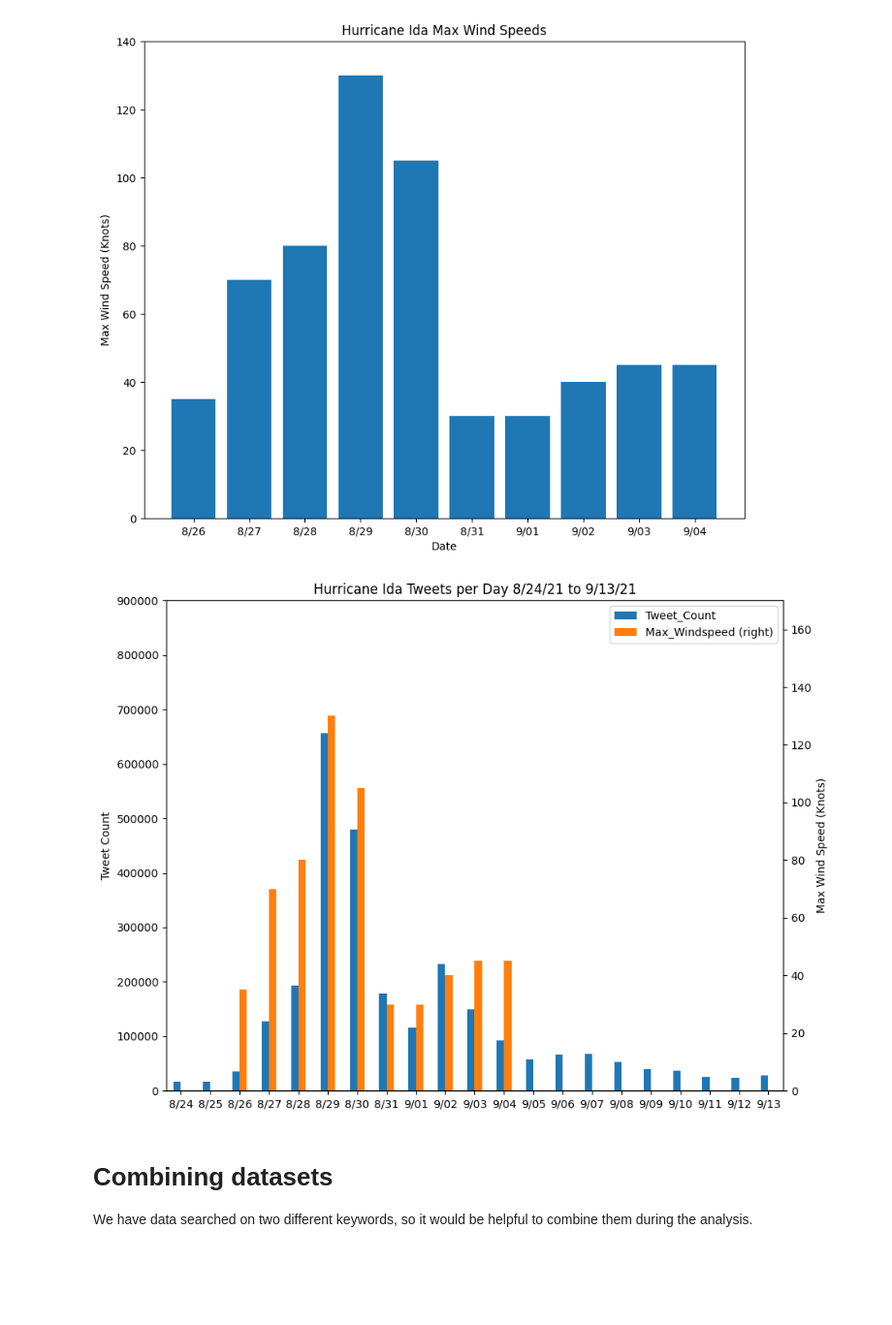
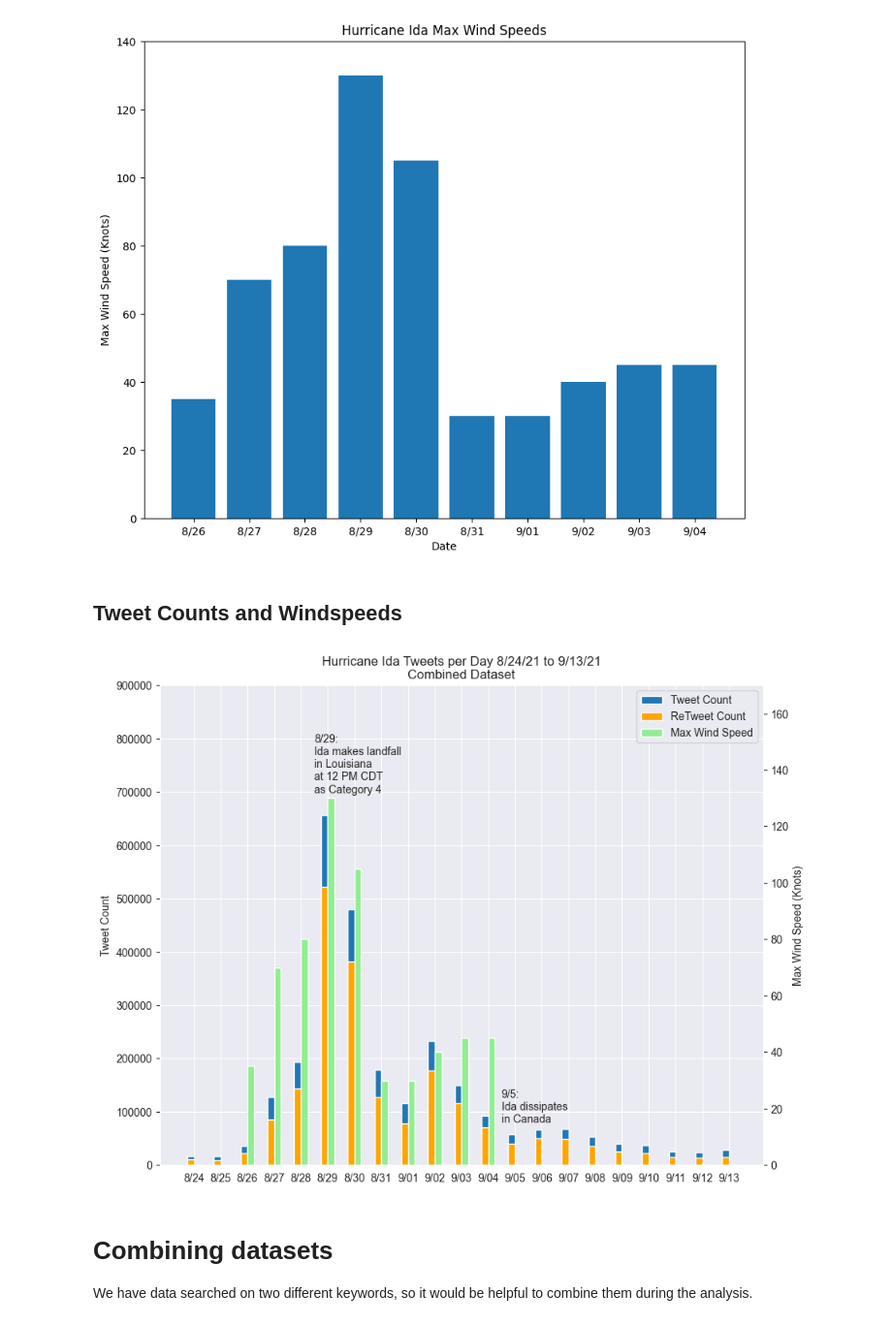
Before and after one commit to eli4278/hurricane_twitter, a Jupyter notebook: ida_analysis.ipynb, the cells around one changed output. Shown at 97% size. Drawn from its saved outputs; the diff is of its cells as text; code cells hidden in the pictures; blank space fills up the shorter version.

```diff
--- a/ida_analysis.ipynb
+++ b/ida_analysis.ipynb
@@ -84,21 +92,47 @@ plt.show()
 # %% [output]
 [35, 70, 80, 130, 105, 30, 30, 40, 45, 45]
 [figure]
+# %% [markdown]
+## Tweet Counts and Windspeeds
 # %%
+ida_counts = {'2021-08-24': 17080, '2021-08-25': 16329, '2021-08-26': 36003, '2021-08-27': 128194, '2021-08-28': 192546, '2021-08-29': 656247, '2021-08-30': 480298, '2021-08-31': 179025, '2021-09-01': 115459, '2021-09-02': 232486, '2021-09-03': 149829, '2021-09-04': 92485, '2021-09-05': 57513, '2021-09-06': 65707, '2021-09-07': 67638, '2021-09-08': 52880, '2021-09-09': 40301, '2021-09-10': 36607, '2021-09-11': 25939, '2021-09-12': 23181, '2021-09-13': 27686}
 max_wind = [0, 0, 35, 70, 80, 130, 105, 30, 30, 40, 45, 45, 0, 0, 0, 0, 0, 0, 0, 0, 0]
-data = {'Tweet_Count':list(ida_counts.values()), 'Max_Windspeed':max_wind}
-df = pd.DataFrame(data)
-df.plot(kind = 'bar' , secondary_y = 'Max_Windspeed' , rot = 0, figsize = (10,8), title = 'Hurricane Ida Tweets per Day 8/24/21 to 9/13/21')
-ax1, ax2 = plt.gcf().get_axes() # gets the current figure and then the axes
+rt_count = [10366, 9226, 21636, 85784, 143264, 522081, 381485, 128073, 77603, 177645, 115547, 70800, 40326, 49582, 48389, 35409, 25371, 22231, 15094, 13792, 14538]
+
+# data = {'Tweet_Count':list(ida_counts.values()), 'Max_Windspeed':max_wind}
+# df = pd.DataFrame(data)
+# df.plot(kind = 'bar' , secondary_y = 'Max_Windspeed' , rot = 0, figsize = (10,8), title = 'Hurricane Ida Tweets per Day 8/24/21 to 9/13/21')
+# ax1, ax2 = plt.gcf().get_axes() # gets the current figure and then the axes
+# ax1.bar(range(len(rt_count)), rt_count, color='red', width=-0.25, align='edge')
+# ax1.set_ylabel('Tweet Count')
+# ax1.set_ylim(0,9e5)
+# ax1.set_xticks(range(len(dates)), formatted_dates)
+# ax2.set_ylabel('Max Wind Speed (Knots)')
+# ax2.set_ylim(0,170)
+# plt.text(4.5, 132, '8/29:\nIda makes landfall\nin Louisiana\nat 12 PM CDT\nas Category 4')
+# plt.text(11.5, 15, '9/5:\nIda dissipates\nin Canada')
+
+fig, ax1 = plt.subplots(figsize=(10,8))
+ax1.bar(range(len(list(ida_counts.values()))), list(ida_counts.values()), width=-0.25, align='edge')
+ax1.bar(range(len(rt_count)), rt_count, width=-0.25, align='edge', color='orange')
+ax1.set_title('Hurricane Ida Tweets per Day 8/24/21 to 9/13/21\nCombined Dataset')
 ax1.set_ylabel('Tweet Count')
 ax1.set_ylim(0,9e5)
 ax1.set_xticks(range(len(dates)), formatted_dates)
+ax2 = ax1.twinx()
+ax2.bar(range(len(max_wind)), max_wind, width=0.25, align='edge', color='lightgreen')
 ax2.set_ylabel('Max Wind Speed (Knots)')
 ax2.set_ylim(0,170)
-plt.savefig('charts/tweets_per_day_ida2.png')
+plt.text(4.5, 132, '8/29:\nIda makes landfall\nin Louisiana\nat 12 PM CDT\nas Category 4')
+plt.text(11.5, 15, '9/5:\nIda dissipates\nin Canada')
+plt.grid(b=None)
+
+fig.legend(['Tweet Count','ReTweet Count', 'Max Wind Speed'], bbox_to_anchor=(0.9, 0.88))
+
+plt.savefig('tweets counts/tweets_per_day_ida4.png')
 plt.show()
 # %% [output]
-[figure, old version]
+[figure, new version]
 # %% [markdown]
 # Combining datasets
 
```
Also changed, not shown: parts of 63 cells of this notebook.
